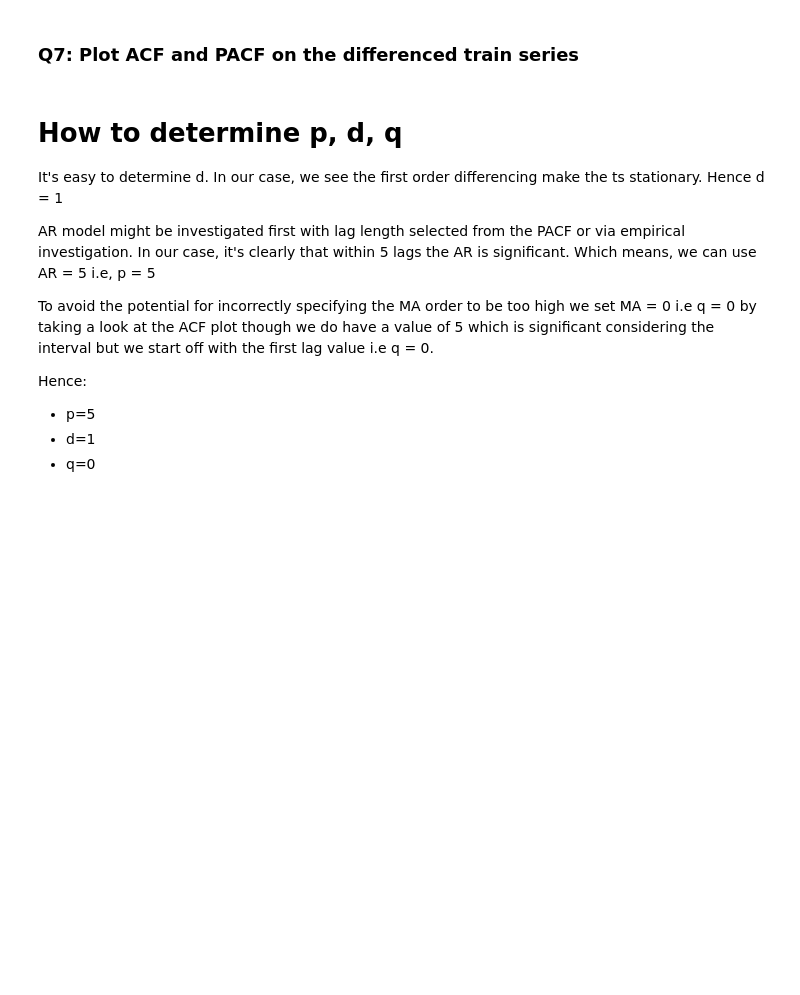
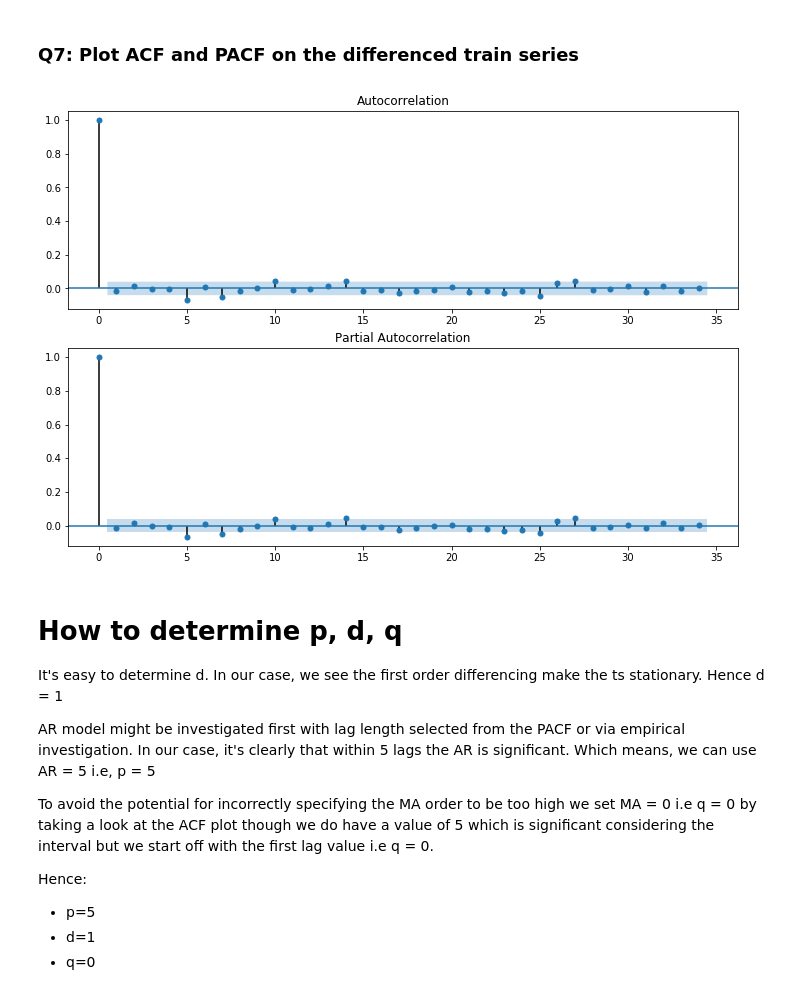
Before and after one commit to 3DBull/mec-mini-projects, a Jupyter notebook: mec-18.5.1-time-series-analysis-mini-project/Mini_Project_Time_Series_Forecasting.ipynb, the cells around one changed output. Saved outputs shown, nothing was run; the diff lists cells and outputs as text; code cells hidden in the pictures; blank space fills up the shorter version.

```diff
--- a/mec-18.5.1-time-series-analysis-mini-project/Mini_Project_Time_Series_Forecasting.ipynb
+++ b/mec-18.5.1-time-series-analysis-mini-project/Mini_Project_Time_Series_Forecasting.ipynb
@@ -271,5 +320,11 @@ plot_pacf(train_series, ax=ax[1]);
 # %% [markdown]
 ### Q7: Plot ACF and PACF on the differenced train series
+# %%
+fig, ax = plt.subplots(2, 1, figsize=(12,8))
+plot_acf(train_diff, ax=ax[0]); #
+plot_pacf(train_diff, ax=ax[1]);
+# %% [output]
+[figure, added]
 # %% [markdown]
 # How to determine p, d, q
 
```
Also changed, not shown: parts of 41 cells of this notebook, 1 other file.
